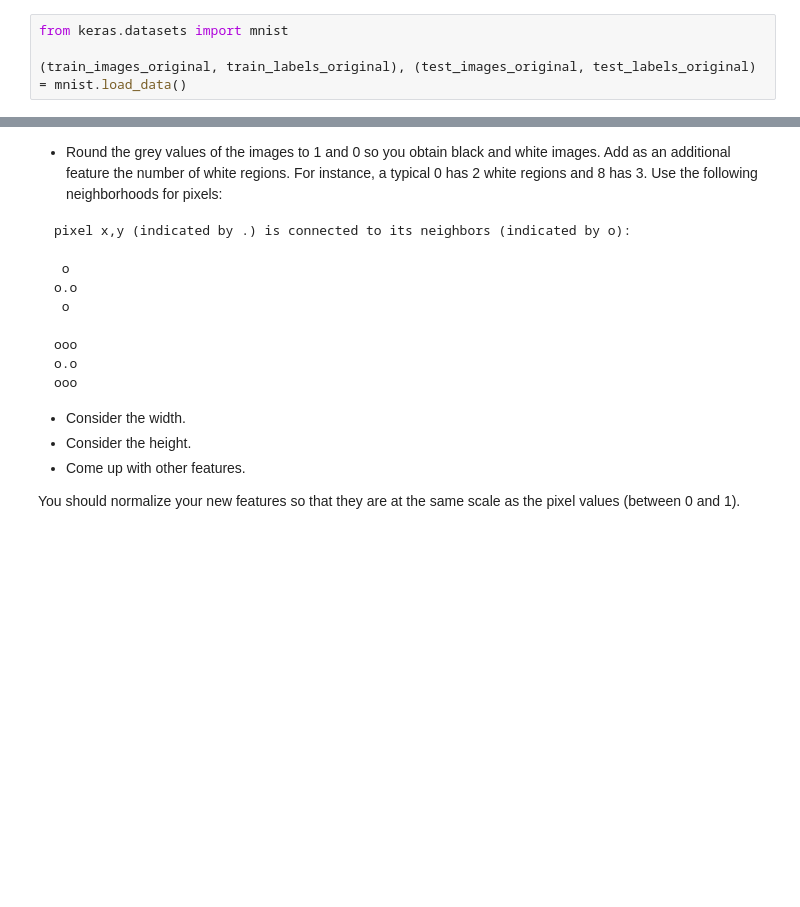
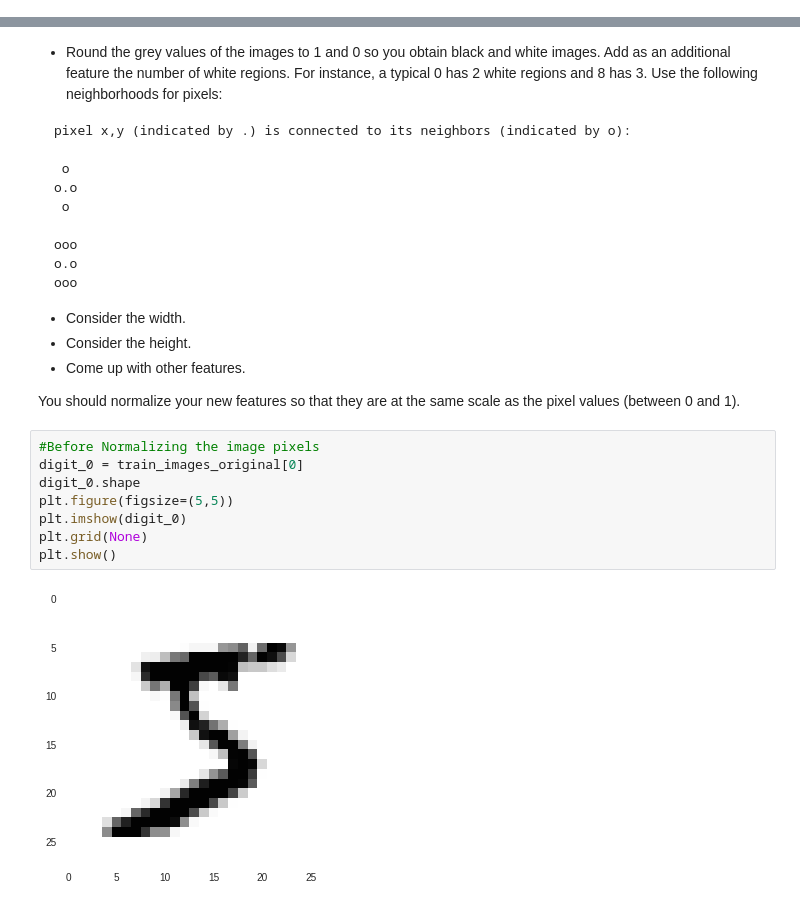
Before and after one commit to gshah8/UCF, a Jupyter notebook: Machine_Learning/HW1.ipynb, the cells around one changed output, grey strips where cells are left out. Drawn from its saved outputs; the diff is of its cells as text; blank space fills up the shorter version.

```diff
--- a/Machine_Learning/HW1.ipynb
+++ b/Machine_Learning/HW1.ipynb
@@ -241,10 +245,6 @@ Test acc=  0.8929
 # %% [markdown]
 ## Problem 4
 Reimplement the network from Problem 3 entirely in Keras.
-# %%
-from keras.datasets import mnist
-
-(train_images_original, train_labels_original), (test_images_original, test_labels_original) = mnist.load_data()
 # %%
 train_images = train_images_original.reshape((60000, 28 * 28))
 train_images = train_images.astype('float32') / 255
@@ -351,3 +354,13 @@ ooo
 - Come up with other features.
 
 You should normalize your new features so that they are at the same scale as the pixel values (between 0 and 1).
+# %%
+#Before Normalizing the image pixels
+digit_0 = train_images_original[0]
+digit_0.shape
+plt.figure(figsize=(5,5))
+plt.imshow(digit_0)
+plt.grid(None)
+plt.show()
+# %% [output]
+[figure, added]
```
Also changed, not shown: parts of 15 cells of this notebook.
